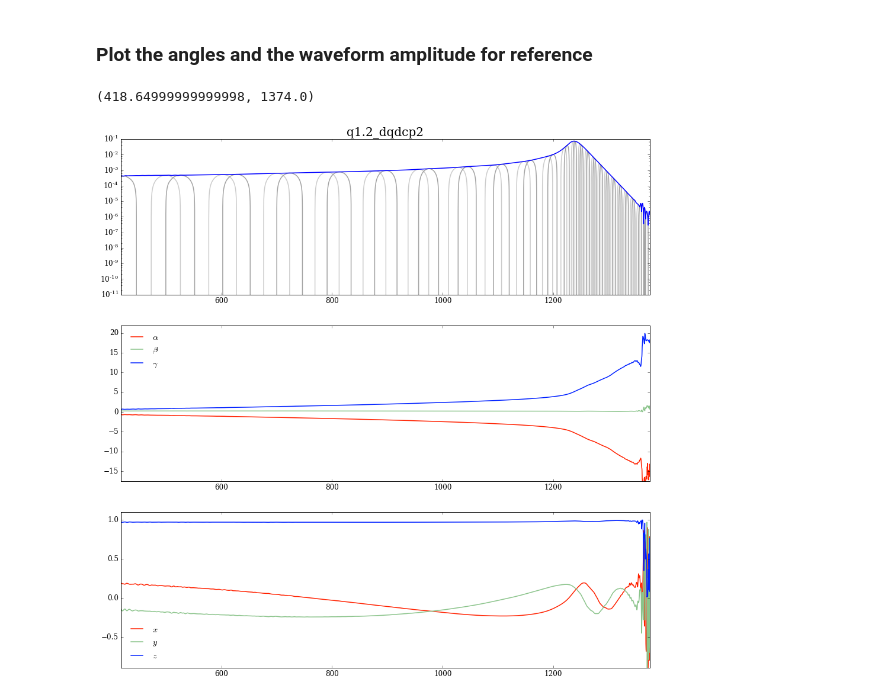
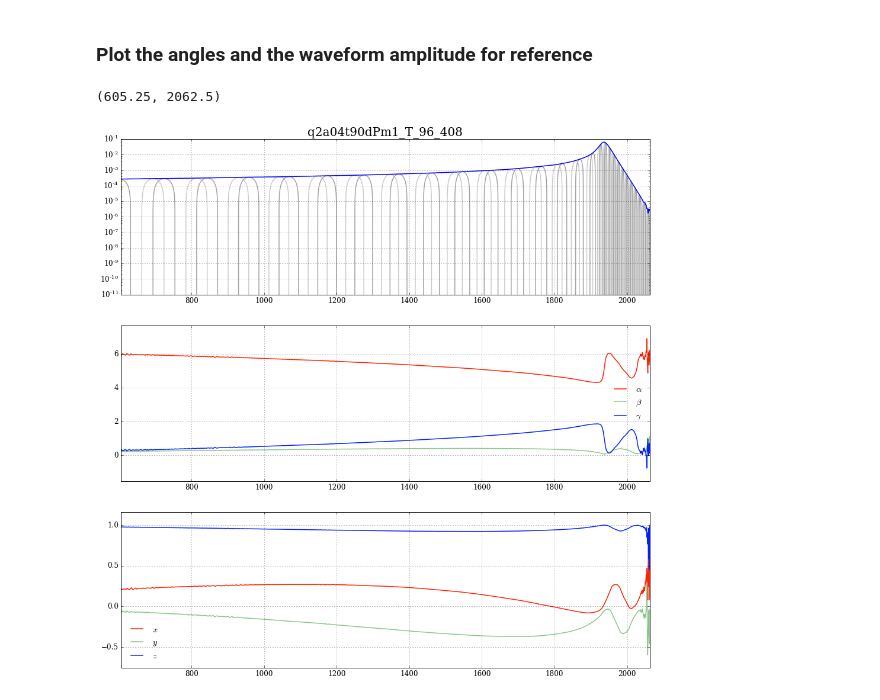
Before and after one commit to llondon6/nrutils_dev, a Jupyter notebook: issues/issue3_manipulate_waveform_frame.ipynb, the cells around one changed output. Drawn from its saved outputs; the diff is of its cells as text; code cells hidden in the pictures.

```diff
--- a/issues/issue3_manipulate_waveform_frame.ipynb
+++ b/issues/issue3_manipulate_waveform_frame.ipynb
@@ -43,5 +45,8 @@ A = scsearch(institute='bam',keyword='q1.2_dqdcp2',verbose=True)
 # %% [markdown]
 ### Load waveform data
 # %%
-y = gwylm( A[0], lmax=3, clean=True )
+# y = gwylm( A[0], lmax=3, clean=True )
 # y = gwylm( A[0], lm=[(2,2),(2,1),(2,0)], clean=False )
+
+simdir = '/Users/book/MOUNT/tmp/mnt/hogshead/NR_data/ReducedData-hogshead/q2/q2a04t90dPm1_T_96_408/'
+y = gwylm( simdir, lmax=3, clean=True )
@@ -55,49 +64,62 @@ domain = 'time'
 
 # Construct dictionary of multipoles using all multipoles available
 mp = { (l,m) : ( y.lm[l,m][kind].y if domain in ('t','time') else y.lm[l,m][kind].fd_y ) for l,m in y.lm  }
-t = y.lm[2,2][kind].t
+domain_vals = y.lm[2,2][kind].t if domain in ('t','time') else y.lm[2,2][kind].f
 
 # Calculate corotating angles using low-level function
-alpha,beta,gamma = calc_coprecessing_angles( mp, t )
-x,yy,z            = calc_coprecessing_angles( mp, t, return_xyz=True )
+alpha,beta,gamma = calc_coprecessing_angles( mp, domain_vals )
+x,yy,z            = calc_coprecessing_angles( mp, domain_vals, return_xyz=True )
 # %% [markdown]
 ### Plot the angles and the waveform amplitude for reference
 # %%
 
 #
 fig = figure( figsize=4*figaspect(1) )
 clr = rgb(3,jet=True); grey = ones(3)*0.8
 lw = 1.5
 
 #
-mask = (t>=t[y.preinspiral.right_index]) & (t<=t[y.postringdown.left_index])
+domain_min = domain_vals[y.preinspiral.right_index] if domain in ('t','time') else y.wstart_pn/(2*pi)
+domain_max = domain_vals[y.postringdown.left_index] if domain in ('t','time') else y.lm[2,2][kind].dt
+
+#
+mask = (domain_vals>=domain_min) & (domain_vals<=domain_max)
 
 #
 ax = subplot(3,1,1)
 title( y.simname )
-plot( t, y.lm[2,2][kind].plus, color=grey, linewidth = lw )
-plot( t, y.lm[2,2][kind].cross, color=0.8*grey, linewidth = lw )
-plot( t, y.lm[2,2][kind].amp, linewidth = lw )
-yscale('log')
+if domain in ('t','time'):
+    plot( domain_vals, y.lm[2,2][kind].plus, color=grey, linewidth = lw )
+    plot( domain_vals, y.lm[2,2][kind].cross, color=0.8*grey, linewidth = lw )
+    plot( domain_vals, y.lm[2,2][kind].amp, linewidth = lw )
+    yscale('log')
+else:
+    plot( domain_vals, y.lm[2,2][kind].fd_amp, linewidth = lw )
+    xscale('log'); yscale('log')
+    ylim( lim(y.lm[2,2][kind].fd_amp[mask]) )
+grid()
 
 #
 subplot(3,1,2,sharex=ax)
-plot( t, alpha, color = clr[0], linewidth = lw, label=r'$\alpha$' )
-plot( t, beta,  color = clr[1], linewidth = lw, label=r'$\beta$' )
-plot( t, gamma, color = clr[2], linewidth = lw, label=r'$\gamma$' )
+reshift = lambda V: V - V[mask][0] + mod(V[mask][0],2*pi)
+plot( domain_vals, reshift(alpha), color = clr[0], linewidth = lw, label=r'$\alpha$' )
+plot( domain_vals, reshift(beta),  color = clr[1], linewidth = lw, label=r'$\beta$' )
+plot( domain_vals, reshift(gamma), color = clr[2], linewidth = lw, label=r'$\gamma$' )
 legend( frameon=False, loc='best' )
-ylim( lim( hstack([alpha[mask],gamma[mask],beta[mask]]), dilate=0.1 ) )
+ylim( lim( hstack([reshift(alpha)[mask],reshift(beta)[mask],reshift(gamma)[mask]]), dilate=0.1 ) )
+grid()
 
 #
 subplot(3,1,3,sharex=ax)
-plot( t, x, color = clr[0], linewidth = lw, label=r'$x$' )
-plot( t, yy,  color = clr[1], linewidth = lw, label=r'$y$' )
-plot( t, z, color = clr[2], linewidth = lw, label=r'$z$' )
+plot( domain_vals, x, color = clr[0], linewidth = lw, label=r'$x$' )
+plot( domain_vals, yy,  color = clr[1], linewidth = lw, label=r'$y$' )
+plot( domain_vals, z, color = clr[2], linewidth = lw, label=r'$z$' )
 legend( frameon=False, loc='best' )
 ylim( lim( hstack([x[mask],yy[mask],z[mask]]), dilate=0.1 ) )
+grid()
 
 #
-ax.set_xlim( [ t[y.preinspiral.right_index], t[y.postringdown.left_index] ] )
+ax.set_xlim( [ domain_min, domain_max ] )
 # %% [output]
-(418.64999999999998, 1374.0)
+(605.25, 2062.5)
-[figure, old version]
+[figure, new version]
```
Also changed, not shown: parts of 2 cells of this notebook.
